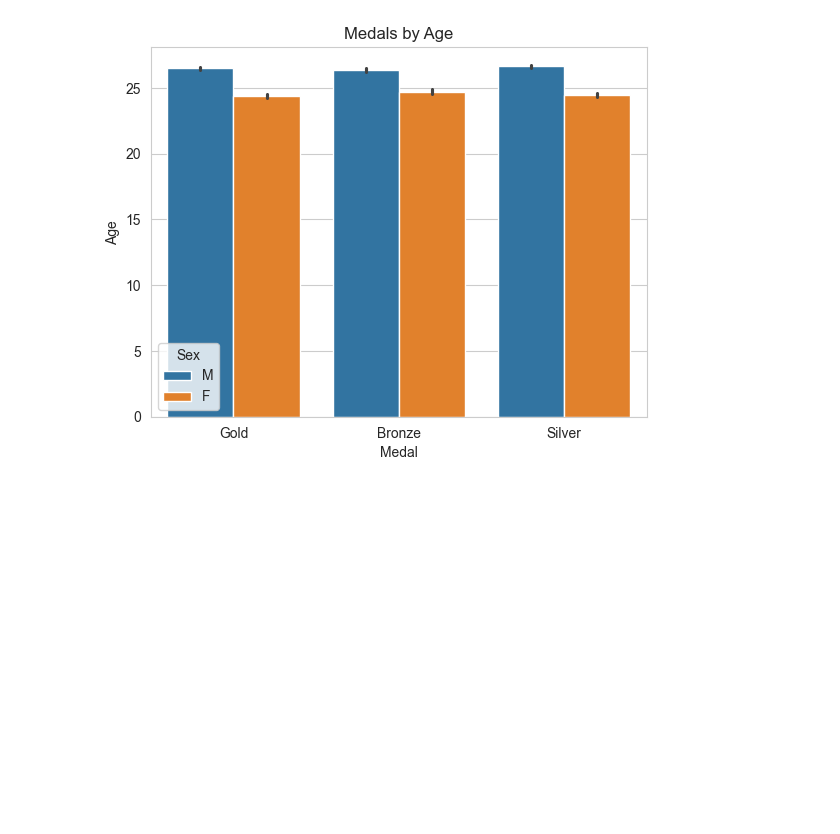
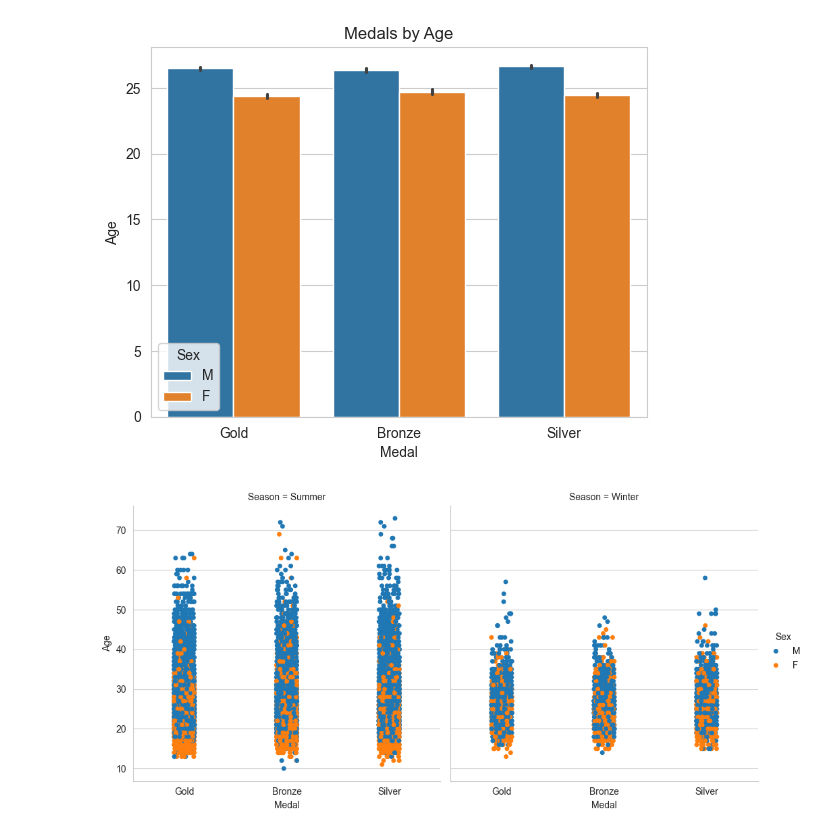
Before and after one commit to Dani-8/120Years-Of-Olympics-Data-Analysis, a Jupyter notebook: 120 Years Of Olympic.ipynb, the cells around one changed output. Saved outputs shown, nothing was run; the diff lists cells and outputs as text; code cells hidden in the pictures; blank space fills up the shorter version.

```diff
--- a/120 Years Of Olympic.ipynb
+++ b/120 Years Of Olympic.ipynb
@@ -233,3 +233,8 @@ plt.title("Medals by Age")
 plt.show()            # Barplot gives you mean of Age
 # %% [output]
 [figure]
+# %%
+sns.catplot(data=df, x="Medal", y="Age", hue="Sex", col="Season")
+plt.show()
+# %% [output]
+[figure, added]
```
Also changed, not shown: parts of 1 cell of this notebook.
